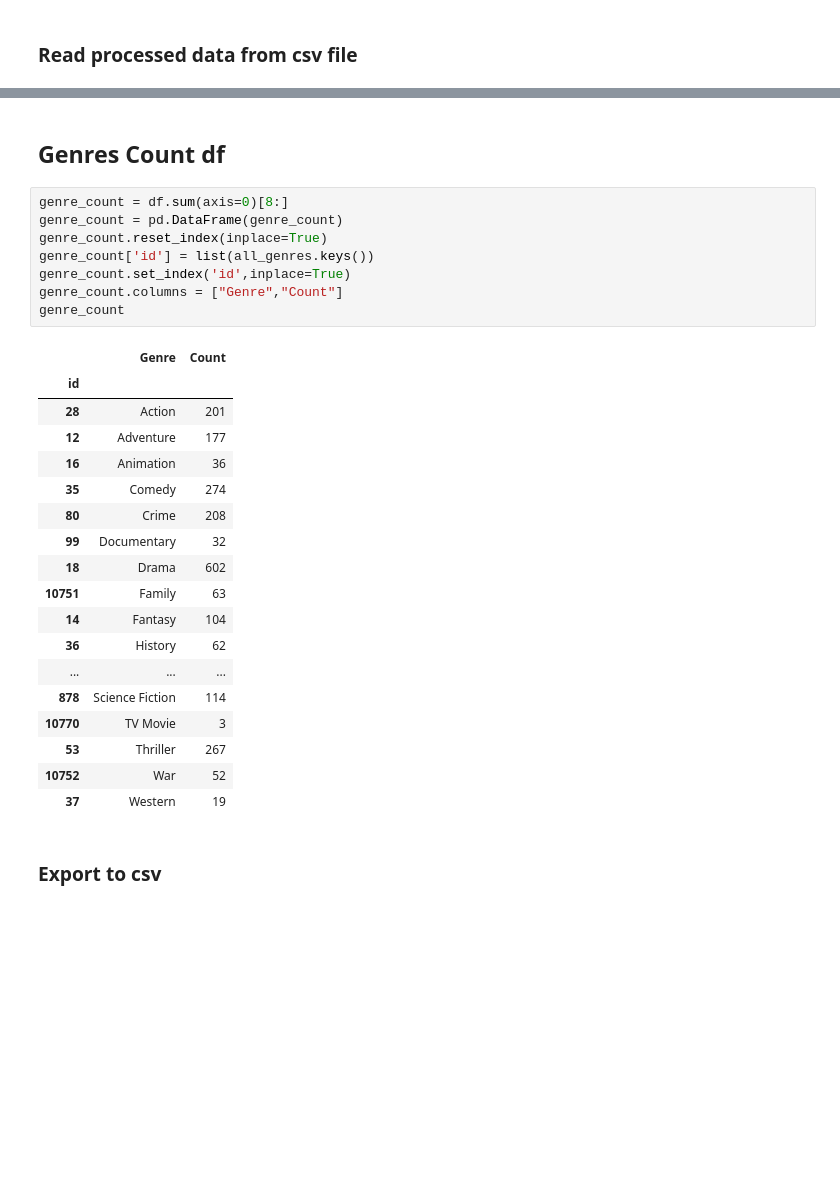
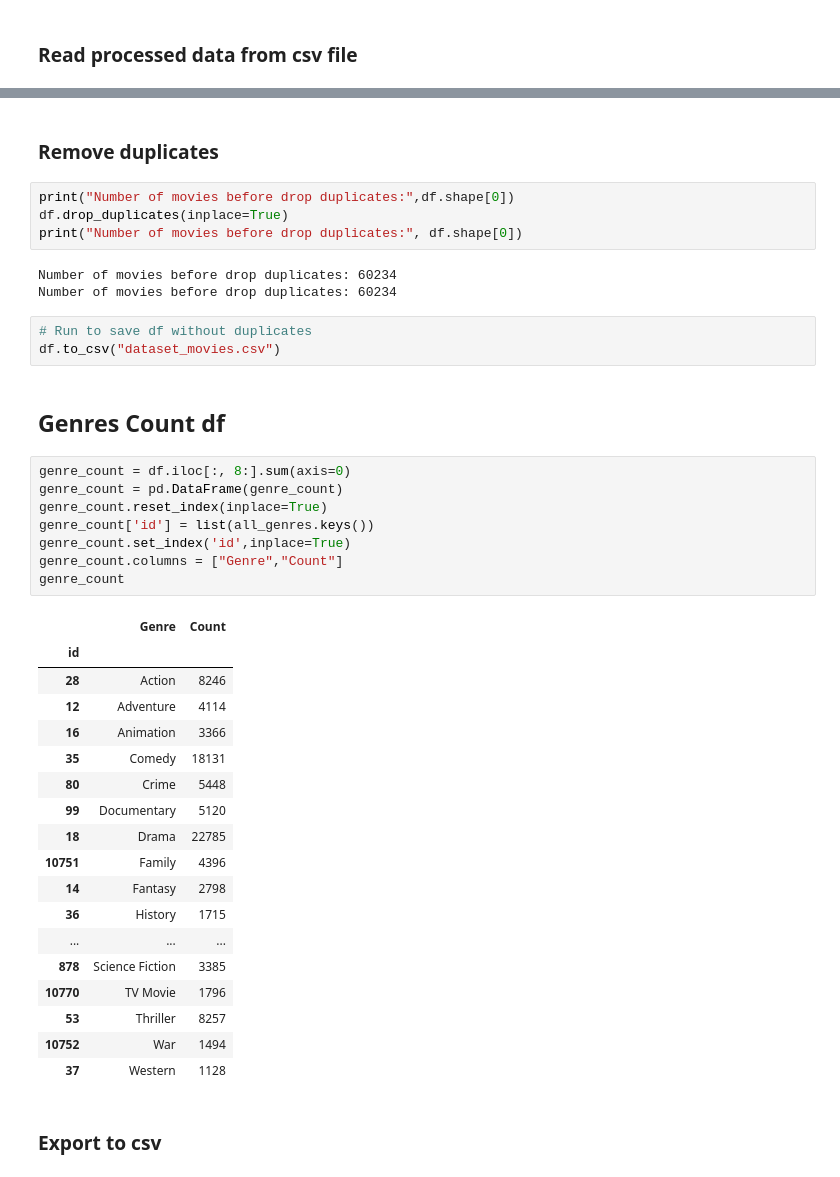
Before and after one commit to juanagsolano/content_based_filtering, a Jupyter notebook: etl_process.ipynb, the cells around one changed output, grey strips where cells are left out. Drawn from its saved outputs; the diff is of its cells as text; blank space fills up the shorter version.

Commit message:
Add drop duplicate and genre count better performance.

```diff
--- a/etl_process.ipynb
+++ b/etl_process.ipynb
@@ -438,32 +438,44 @@ df
+# %% [markdown]
+### Remove duplicates
+# %%
+print("Number of movies before drop duplicates:",df.shape[0])
+df.drop_duplicates(inplace=True)
+print("Number of movies before drop duplicates:", df.shape[0])
+# %% [output]
+Number of movies before drop duplicates: 60234
+Number of movies before drop duplicates: 60234
+# %%
+# Run to save df without duplicates
+df.to_csv("dataset_movies.csv")
 # %% [markdown]
 ## Genres Count df
 # %%
-genre_count = df.sum(axis=0)[8:]
+genre_count = df.iloc[:, 8:].sum(axis=0)
 genre_count = pd.DataFrame(genre_count)
 genre_count.reset_index(inplace=True)
 genre_count['id'] = list(all_genres.keys())
 genre_count.set_index('id',inplace=True)
 genre_count.columns = ["Genre","Count"]
 genre_count
 # %% [output]
 |  | Genre | Count |
 | id |  |  |
-| 28 | Action | 201 |
-| 12 | Adventure | 177 |
-| 16 | Animation | 36 |
-| 35 | Comedy | 274 |
-| 80 | Crime | 208 |
-| 99 | Documentary | 32 |
-| 18 | Drama | 602 |
-| 10751 | Family | 63 |
-| 14 | Fantasy | 104 |
-| 36 | History | 62 |
+| 28 | Action | 8246 |
+| 12 | Adventure | 4114 |
+| 16 | Animation | 3366 |
+| 35 | Comedy | 18131 |
+| 80 | Crime | 5448 |
+| 99 | Documentary | 5120 |
+| 18 | Drama | 22785 |
+| 10751 | Family | 4396 |
+| 14 | Fantasy | 2798 |
+| 36 | History | 1715 |
 | ... | ... | ... |
-| 878 | Science Fiction | 114 |
-| 10770 | TV Movie | 3 |
-| 53 | Thriller | 267 |
-| 10752 | War | 52 |
-| 37 | Western | 19 |
+| 878 | Science Fiction | 3385 |
+| 10770 | TV Movie | 1796 |
+| 53 | Thriller | 8257 |
+| 10752 | War | 1494 |
+| 37 | Western | 1128 |
 # %% [markdown]
 ### Export to csv
 # %%
```
Also changed, not shown: parts of 3 cells of this notebook, 2 other files.
